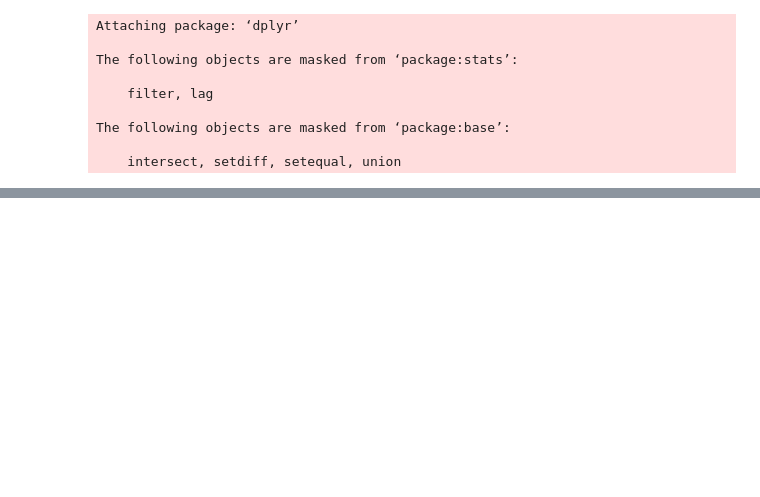
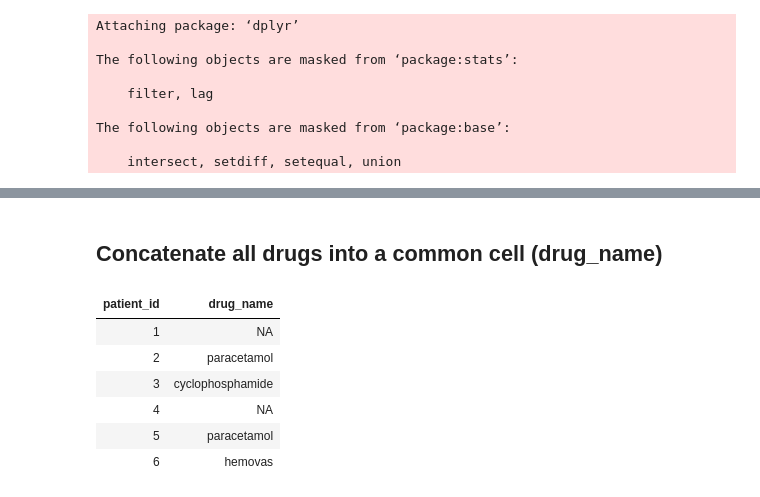
Before and after one commit to aalabort/KidneyFailureProject_CognitiveSystems_UPM, a Jupyter notebook: Drugs_DataCleaning.ipynb, the cells around one changed output, grey strips where cells are left out. Saved outputs shown, nothing was run; the diff lists cells and outputs as text; code cells hidden in the pictures; blank space fills up the shorter version.

```diff
--- a/Drugs_DataCleaning.ipynb
+++ b/Drugs_DataCleaning.ipynb
@@ -6,6 +3,8 @@ complications after a new treatment with an experimental drug.
 # %%
 library(stringr)
 library(dplyr)
+
+times_drug =5
 # %% [output]
 Attaching package: ‘dplyr’
 
@@ -445,0 +345,19 @@ newframe[6,]
+# %% [markdown]
+## Concatenate all drugs into a common cell (drug_name)
+# %%
+drugs_concatenated = data.frame(patient_id= numeric(),drug_name= character())
+
+for (n in drugs_col){
+    frame = drugs_corrected[c('patient_id',n)]
+    names(frame) <- c("patient_id", "drug_name")
+    drugs_concatenated = rbind(drugs_concatenated,frame)
+}
+head(drugs_concatenated)
+# %% [output]
+| patient_id | drug_name |
+| 1 | NA |
+| 2 | paracetamol |
+| 3 | cyclophosphamide |
+| 4 | NA |
+| 5 | paracetamol |
+| 6 | hemovas |
```
Also changed, not shown: parts of 56 cells of this notebook, 49 other files.
